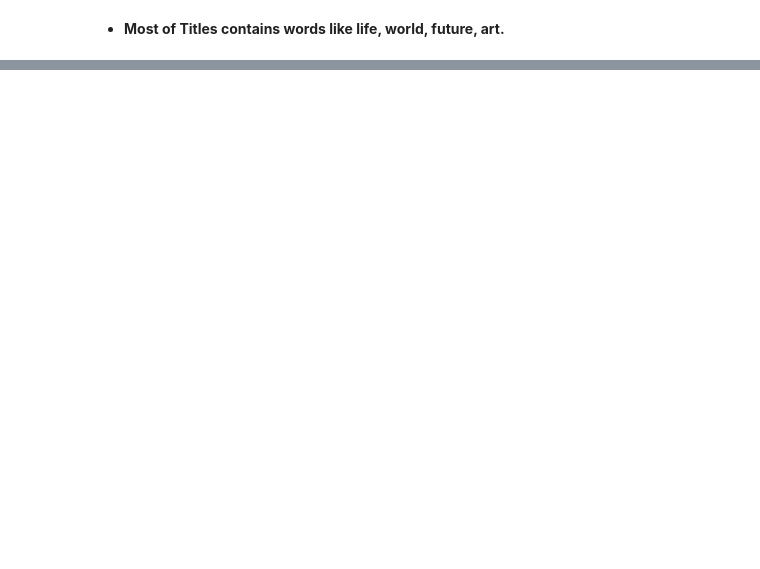
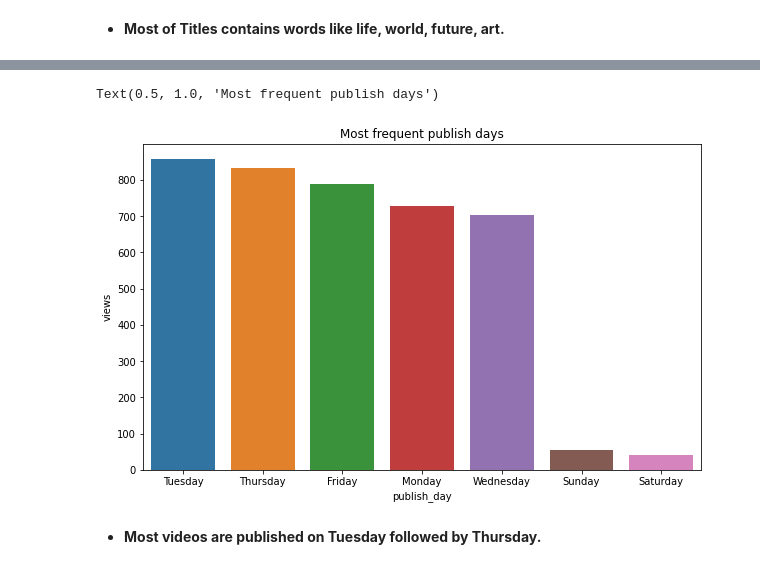
Before and after one commit to vickypandey07/Ted-Talk-Views-Prediction, a Jupyter notebook: Ted_Talk_Views_Prediction_Vikram_Pandey_Capstone_Project_2.ipynb, the cells around one changed output, grey strips where cells are left out. Drawn from its saved outputs; the diff is of its cells as text; code cells hidden in the pictures; blank space fills up the shorter version.

```diff
--- a/Ted_Talk_Views_Prediction_Vikram_Pandey_Capstone_Project_2.ipynb
+++ b/Ted_Talk_Views_Prediction_Vikram_Pandey_Capstone_Project_2.ipynb
@@ -248,0 +271,6 @@ There are 157160 words in the combination of all titles.
+# %%
+# Extracting publish day, month and year from the published_date column
+
+df['publish_day'] = df['published_date'].apply(lambda x: x.weekday())
+df['publish_month']=df['published_date'].apply(lambda x: x.month)
+df['publish_year'] = df['published_date'].apply(lambda x: x.year)
@@ -248,0 +285,5 @@ There are 157160 words in the combination of all titles.
+# %%
+# Encoding of publish_day column with corresponding week day name
+
+week_day={0:'Monday',1:'Tuesday',2:'Wednesday',3:'Thursday',4:'Friday',5:'Saturday',6:'Sunday'}
+df['publish_day']=df['publish_day'].map(week_day)
@@ -248,0 +309,4 @@ There are 157160 words in the combination of all titles.
+# %%
+# Encoding of publish_month column with corresponding month name
+dict_month={1:'Jan',2:'Feb',3:'March',4:'April',5:'May',6:'June',7:'July',8:'Aug',9:'Sep',10:'Oct',11:'Nov',12:'Dec'}
+df['publish_month']=df['publish_month'].map(dict_month)
@@ -248,0 +332,6 @@ There are 157160 words in the combination of all titles.
+# %%
+# Checking the day of the month having maximum publish date
+day_freq=df[['publish_day','views']].groupby('publish_day').agg({'views' : 'count'})
+day_freq=day_freq.sort_values('views',ascending=False)
+day_freq.reset_index(inplace=True)
+day_freq
@@ -248,0 +347,10 @@ There are 157160 words in the combination of all titles.
+# %%
+# Checking the day of the week having maximum publish date
+plt.figure(figsize=(10,6))
+sns.barplot(x='publish_day',y='views',data=day_freq)
+plt.title('Most frequent publish days')
+# %% [output]
+Text(0.5, 1.0, 'Most frequent publish days')
+[figure, added]
+# %% [markdown]
+* **Most videos are published on Tuesday followed by Thursday.**
```
Also changed, not shown: parts of 16 cells of this notebook.
